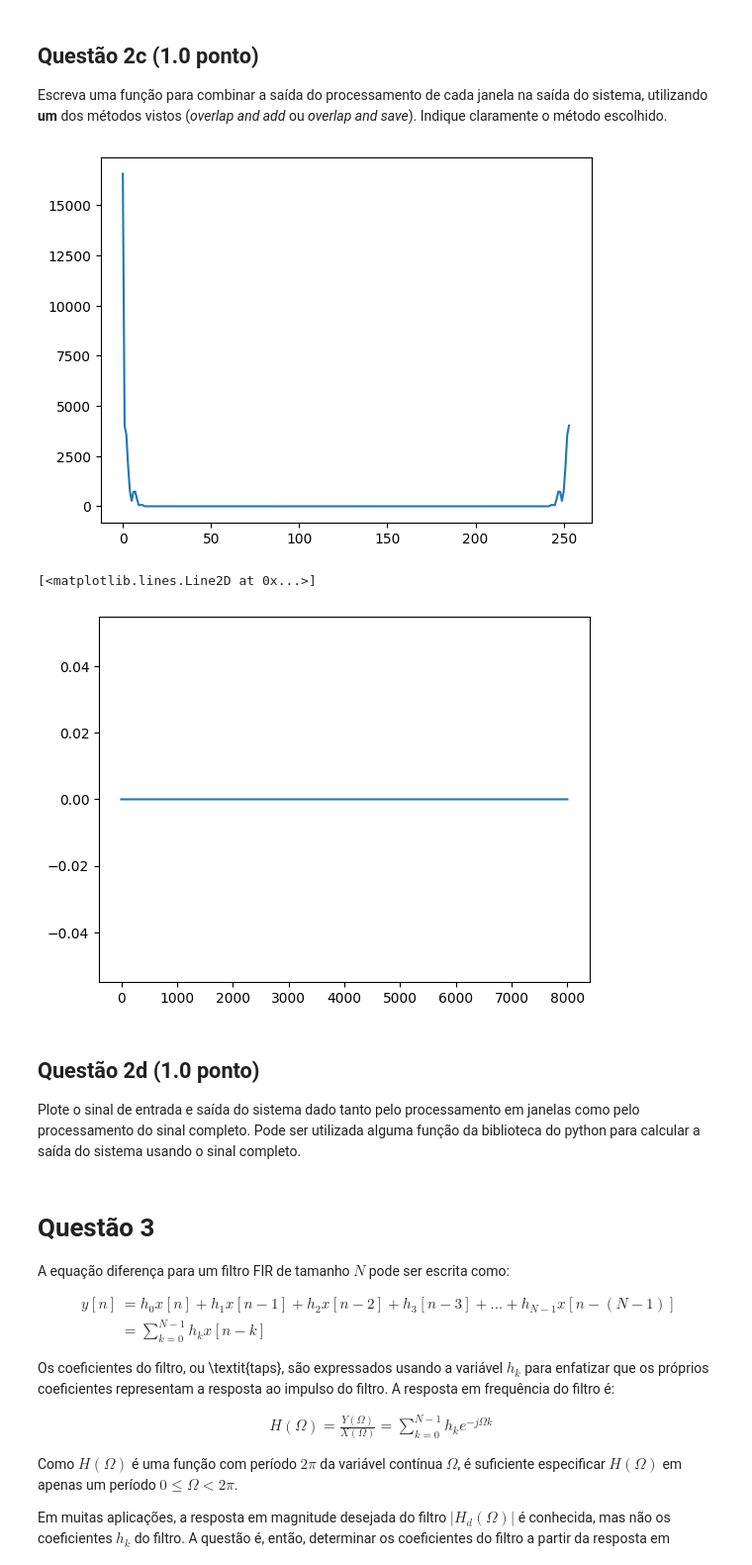
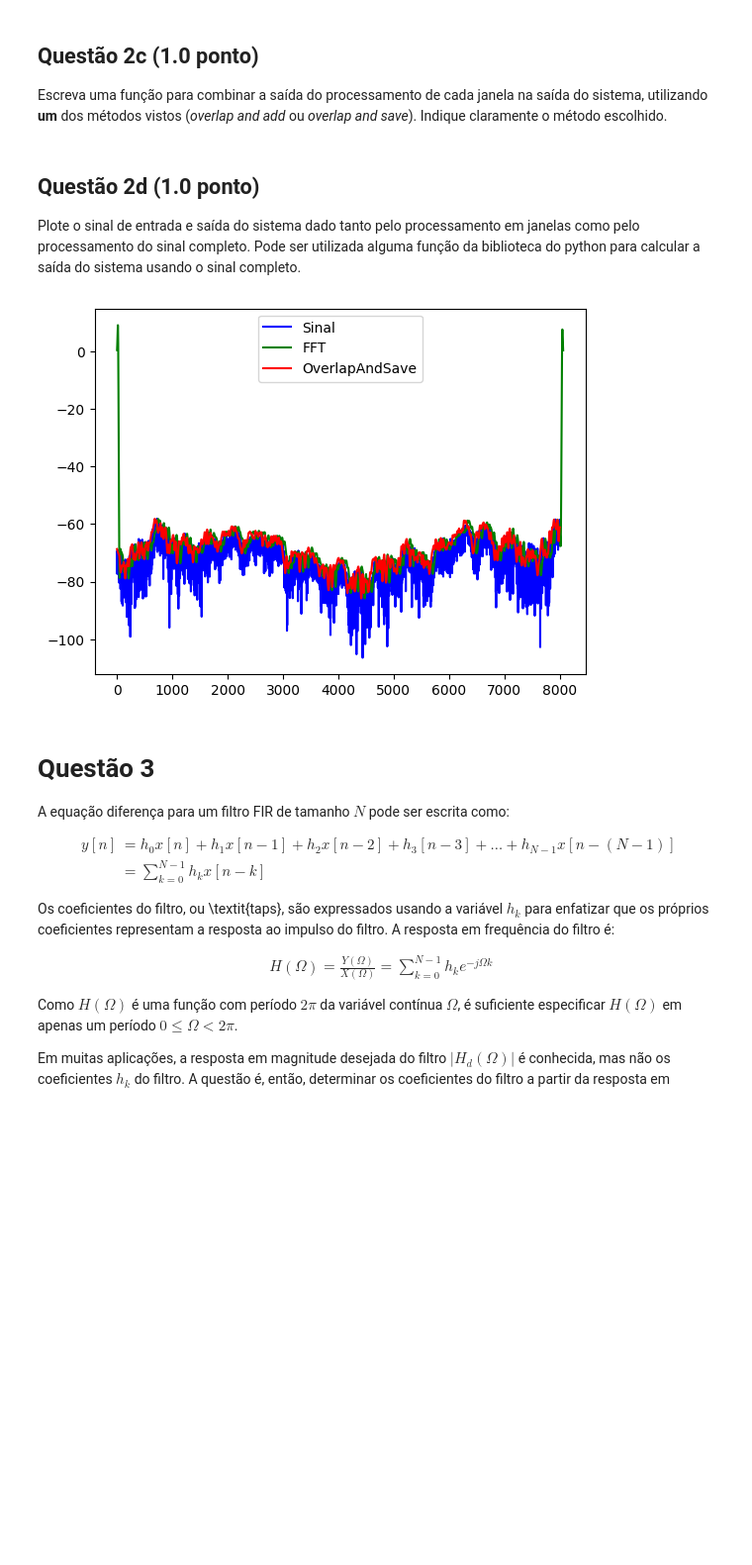
Before and after one commit to samuelandradematos/sstd_unb, a Jupyter notebook: Projeto_4/projeto4.ipynb, the cells around one changed output. Shown at 99% size. Cells and saved outputs as stored; diff of their text form; code cells hidden in the pictures; blank space fills up the shorter version.

```diff
--- a/Projeto_4/projeto4.ipynb
+++ b/Projeto_4/projeto4.ipynb
@@ -163,35 +245,31 @@ def filter_1s(x,h, N, init = 0):
 ## Questão 2c (1.0  ponto)
 
 Escreva uma função para combinar a saída do processamento de cada janela na saída do sistema, utilizando **um** dos métodos vistos (*overlap and add* ou *overlap and save*). Indique claramente o método escolhido.
-# %%
-#Resposta da questão 2c
-
-sinal = np.loadtxt("potencia.txt")
-
-
-def overlapAndSave(x,h, N):
-    y = np.zeros(len(x))
-    K = len(h)
-    for i in range(0, len(x), N):
-        aux_y = filter_1s(x,h, N, i)
-        for j in range(N):
-            y[j] = aux_y[j]
-    return y
-
-h = h_filter()
-
-yk = filter_1s(sinal, h, 200, 1)
-
-plt.plot(np.abs(yk))
-plt.show()
-
-y = overlapAndSave(sinal, h, 200)
-yn = sp.fft.ifftshift(sp.fft.ifft(y, 8001))
-plt.plot(np.abs(yn))
-# %% [output]
-[figure, removed]
-[<matplotlib.lines.Line2D at 0x...>]
-[figure, removed]
+# %%
+#Resposta da questão 2c
+
+sinal = np.loadtxt("potencia.txt")
+
+def overlapAndSave(x,h, N):
+    y = np.empty_like(x)
+    offset = 0
+    K = h.size
+    NK = N - K + 1
+    iteracao = 0
+    low = 0
+    high = 0
+
+    xm = np.zeros(N)
+    while offset < x.size:
+        low = offset
+        high = min(offset + N, x.size) - offset
+        xm = sp.fft.ifft(filter_1s(x,h, high, low))
+        end = min(offset + NK, x.size) - offset
+        y[offset:offset + end] = xm[:end]
+        offset += NK
+        iteracao += 1
+
+    return y
 # %% [markdown]
 ## Questão 2d (1.0  ponto)
 
@@ -201,3 +277,21 @@ Plote o sinal de entrada e saída do sistema dado tanto pelo processamento em ja
+# %%
+#Resposta da questão 2d
+h = h_filter()
+Ym = overlapAndSave(sinal,h, 200)
+K = h.size
+N = sinal.size
+Xk = sp.fft.fft(sinal, K + N - 1)
+Hk = sp.fft.fft(h, K + N - 1)
+Yk = Xk * Hk
+Yfft = sp.fft.ifft(Yk)
+
+plt.plot(sinal, 'b')
+plt.plot(Yfft, 'g')
+plt.plot(Ym, 'r')
+plt.legend(['Sinal', 'FFT', 'OverlapAndSave'])
+plt.show()
+# %% [output]
+[figure, added]
 # %% [markdown]
 # Questão 3
 
```
Also changed, not shown: parts of 13 cells of this notebook, 1 other file.
